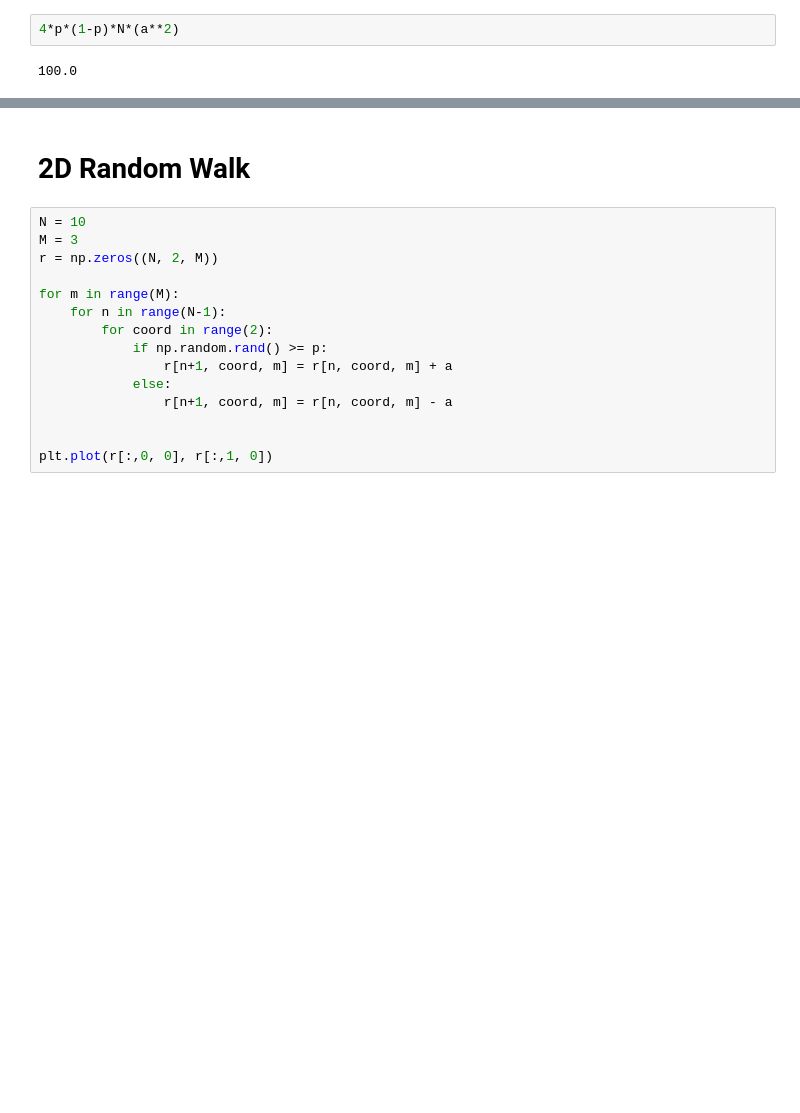
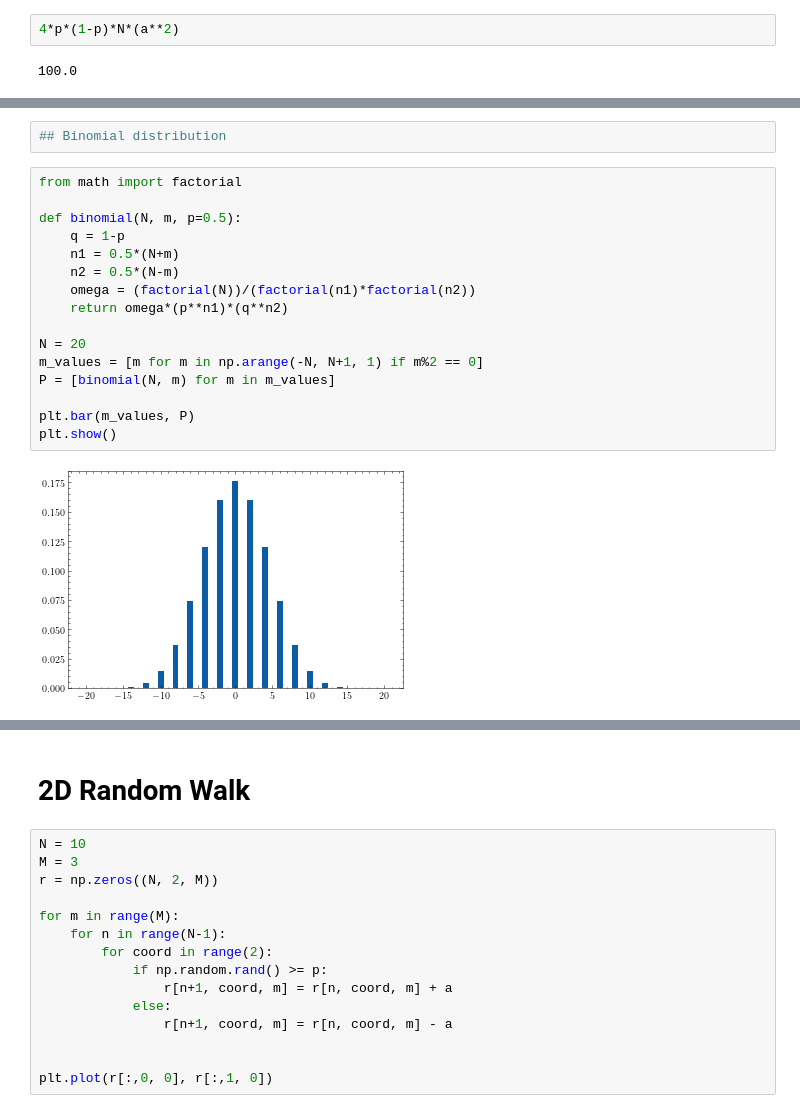
Before and after one commit to franklinzppa/fisica-computacional, a Jupyter notebook: week5.ipynb, the cells around one changed output, grey strips where cells are left out. Saved outputs shown, nothing was run; the diff lists cells and outputs as text; blank space fills up the shorter version.

Commit message:
added binomial dist

```diff
--- a/week5.ipynb
+++ b/week5.ipynb
@@ -85,0 +86,20 @@ plt.show()
+# %%
+## Binomial distribution
+# %%
+from math import factorial
+
+def binomial(N, m, p=0.5):
+    q = 1-p
+    n1 = 0.5*(N+m)
+    n2 = 0.5*(N-m)
+    omega = (factorial(N))/(factorial(n1)*factorial(n2))
+    return omega*(p**n1)*(q**n2)
+
+N = 20
+m_values = [m for m in np.arange(-N, N+1, 1) if m%2 == 0]
+P = [binomial(N, m) for m in m_values]
+
+plt.bar(m_values, P)
+plt.show()
+# %% [output]
+[figure, added]
```
Also changed, not shown: parts of 9 cells of this notebook.
